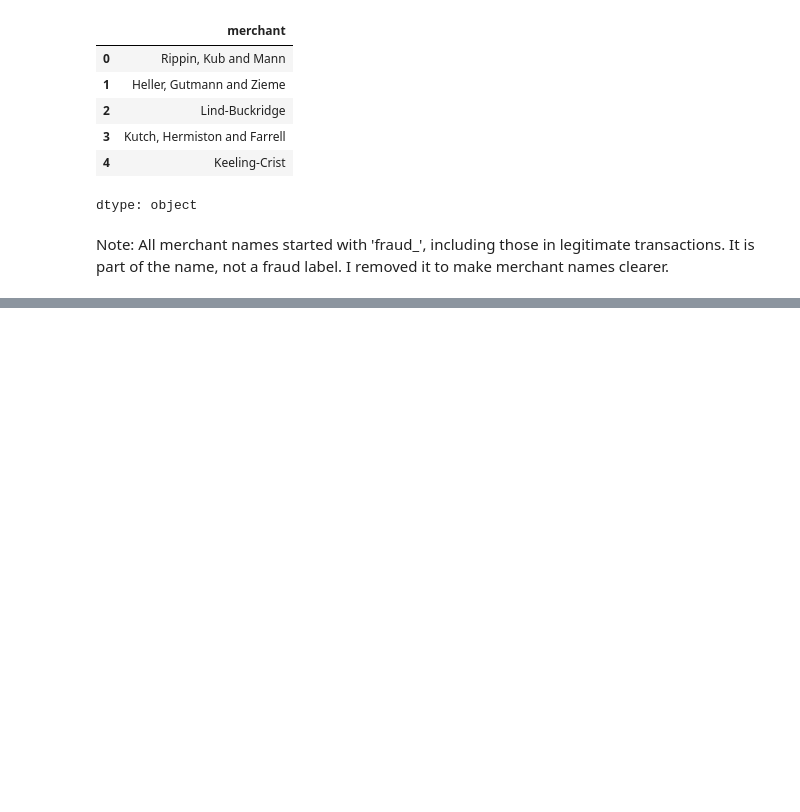
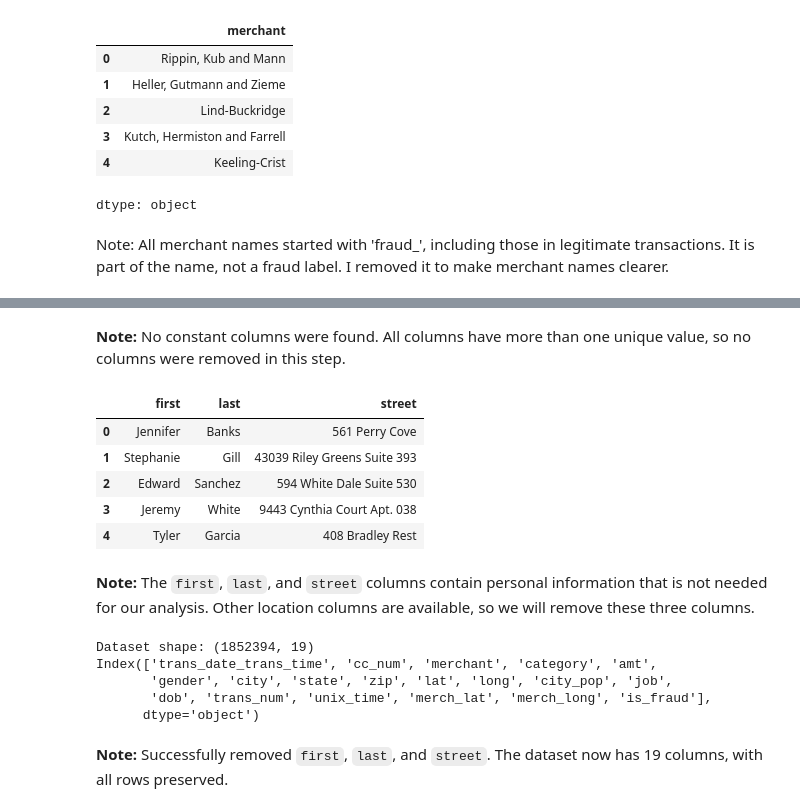
Before and after one commit to DhaiHamoud/Fraud-Detection-in-the-Financial-Transaction-Market, a Jupyter notebook: notebooks/01_cleaning.ipynb, the cells around one changed output, grey strips where cells are left out. Cells and saved outputs as stored; diff of their text form; code cells hidden in the pictures; blank space fills up the shorter version.

```diff
--- a/notebooks/01_cleaning.ipynb
+++ b/notebooks/01_cleaning.ipynb
@@ -209,0 +275,29 @@ Note: All merchant names started with 'fraud_', including those in legitimate tr
+# %% [markdown]
+**Note:** No constant columns were found. All columns have more than one unique value, so no columns were removed in this step.
+# %%
+# Step 3: Inspect personal information columns
+df[['first', 'last', 'street']].head()
+# %% [output]
+|  | first | last | street |
+| 0 | Jennifer | Banks | 561 Perry Cove |
+| 1 | Stephanie | Gill | 43039 Riley Greens Suite 393 |
+| 2 | Edward | Sanchez | 594 White Dale Suite 530 |
+| 3 | Jeremy | White | 9443 Cynthia Court Apt. 038 |
+| 4 | Tyler | Garcia | 408 Bradley Rest |
+# %% [markdown]
+**Note:** The `first`, `last`, and `street` columns contain personal information that is not needed for our analysis. Other location columns are available, so we will remove these three columns.
+# %%
+# Remove unnecessary personal information columns
+df.drop(columns=['first', 'last', 'street'], inplace=True)
+
+# Check the result
+print("Dataset shape:", df.shape)
+print(df.columns)
+# %% [output]
+Dataset shape: (1852394, 19)
+Index(['trans_date_trans_time', 'cc_num', 'merchant', 'category', 'amt',
+       'gender', 'city', 'state', 'zip', 'lat', 'long', 'city_pop', 'job',
+       'dob', 'trans_num', 'unix_time', 'merch_lat', 'merch_long', 'is_fraud'],
+      dtype='object')
+# %% [markdown]
+**Note:** Successfully removed `first`, `last`, and `street`. The dataset now has 19 columns, with all rows preserved.
```
Also changed, not shown: parts of 7 cells of this notebook.
